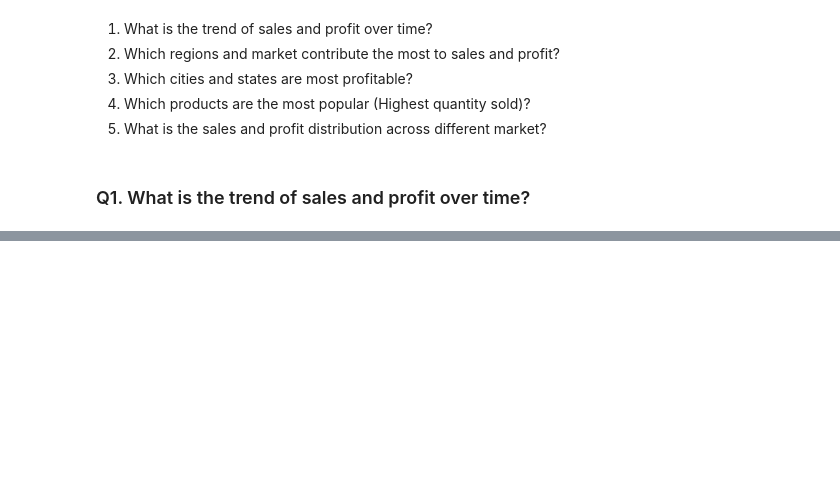
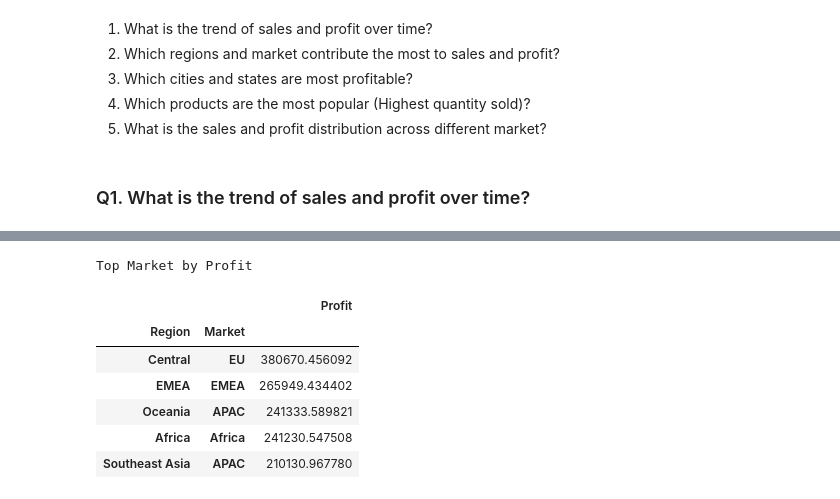
Before and after one commit to dipankarmajumdar/international_super_market_data_analysis, a Jupyter notebook: Super_International_Market_Analysis.ipynb, the cells around one changed output, grey strips where cells are left out. Drawn from its saved outputs; the diff is of its cells as text; code cells hidden in the pictures; blank space fills up the shorter version.

```diff
--- a/Super_International_Market_Analysis.ipynb
+++ b/Super_International_Market_Analysis.ipynb
@@ -509,0 +571,13 @@ Year
+# %%
+# Display the top 5 markets by total profit
+print("Top Market by Profit")
+top_market_sales[['Profit']].head()
+# %% [output]
+Top Market by Profit
+|  |  | Profit |
+| Region | Market |  |
+| Central | EU | 380670.456092 |
+| EMEA | EMEA | 265949.434402 |
+| Oceania | APAC | 241333.589821 |
+| Africa | Africa | 241230.547508 |
+| Southeast Asia | APAC | 210130.967780 |
```
Also changed, not shown: parts of 8 cells of this notebook.
